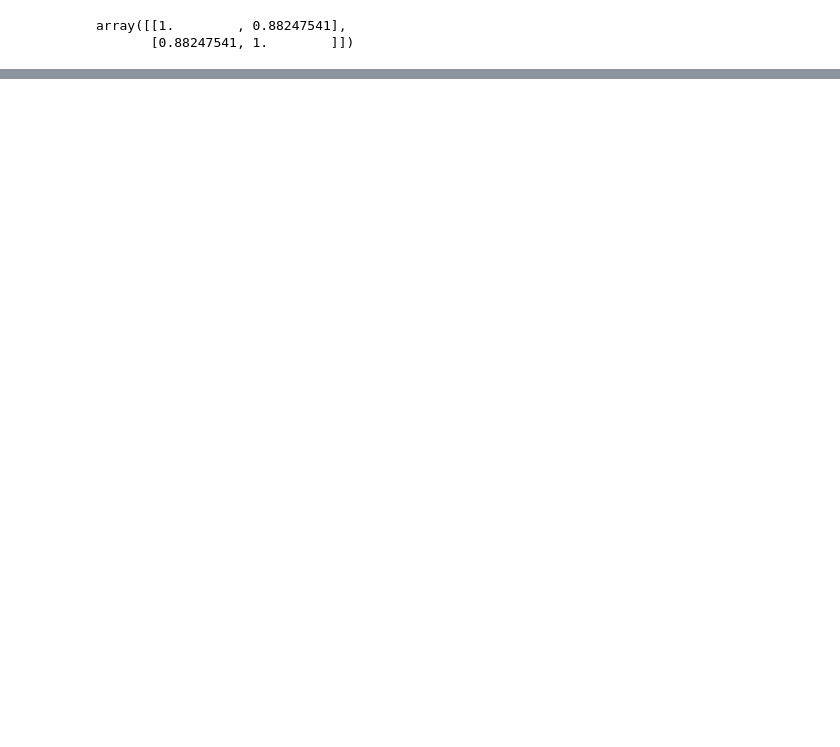
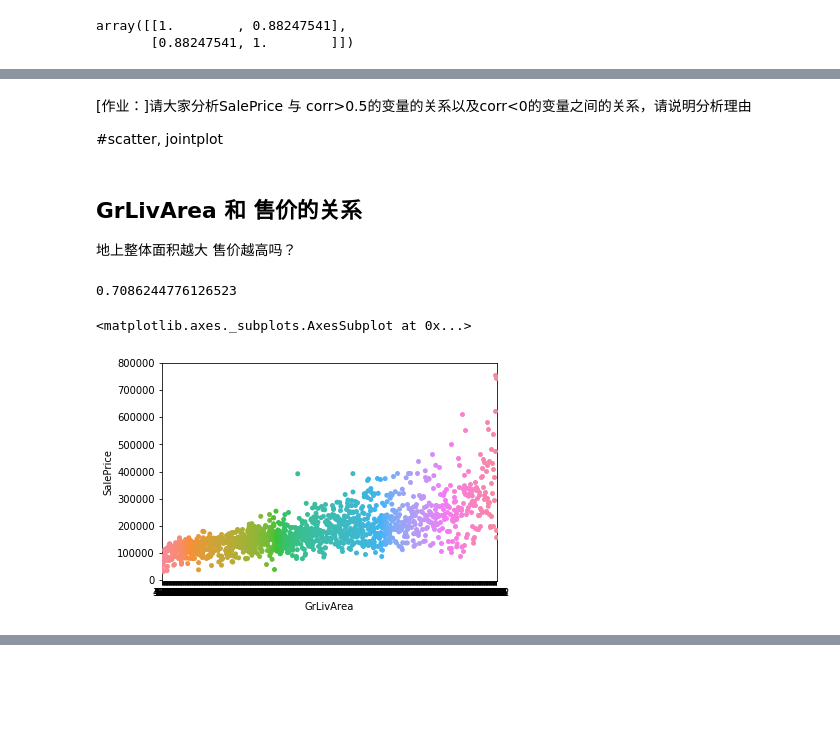
Before and after one commit to appke/Los-House-Prices, a Jupyter notebook: 06.房价相关性分析.ipynb, the cells around one changed output, grey strips where cells are left out. Saved outputs shown, nothing was run; the diff lists cells and outputs as text; code cells hidden in the pictures; blank space fills up the shorter version.

```diff
--- a/06.房价相关性分析.ipynb
+++ b/06.房价相关性分析.ipynb
@@ -202,0 +268,17 @@ sns.boxplot('OverallQual', 'SalePrice', data=train)
+# %% [markdown]
+[作业：]请大家分析SalePrice 与 corr>0.5的变量的关系以及corr<0的变量之间的关系，请说明分析理由
+
+#scatter, jointplot
+# %% [markdown]
+## GrLivArea 和 售价的关系
+
+地上整体面积越大 售价越高吗？
+# %%
+train['GrLivArea'].corr(train['SalePrice'])
+# %% [output]
+0.7086244776126523
+# %%
+sns.stripplot('GrLivArea', 'SalePrice', data=train)
+# %% [output]
+<matplotlib.axes._subplots.AxesSubplot at 0x...>
+[figure, added]
```
Also changed, not shown: parts of 32 cells of this notebook.
